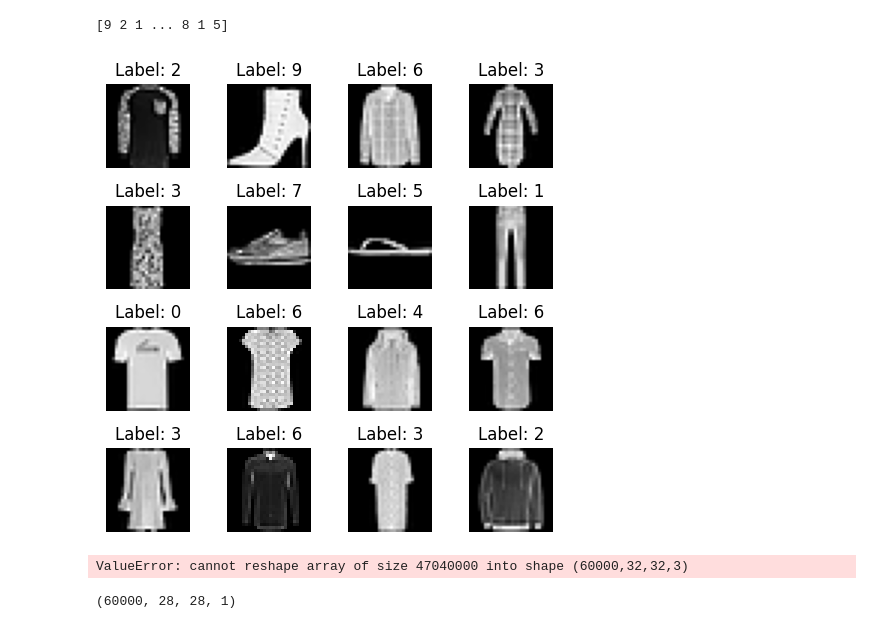
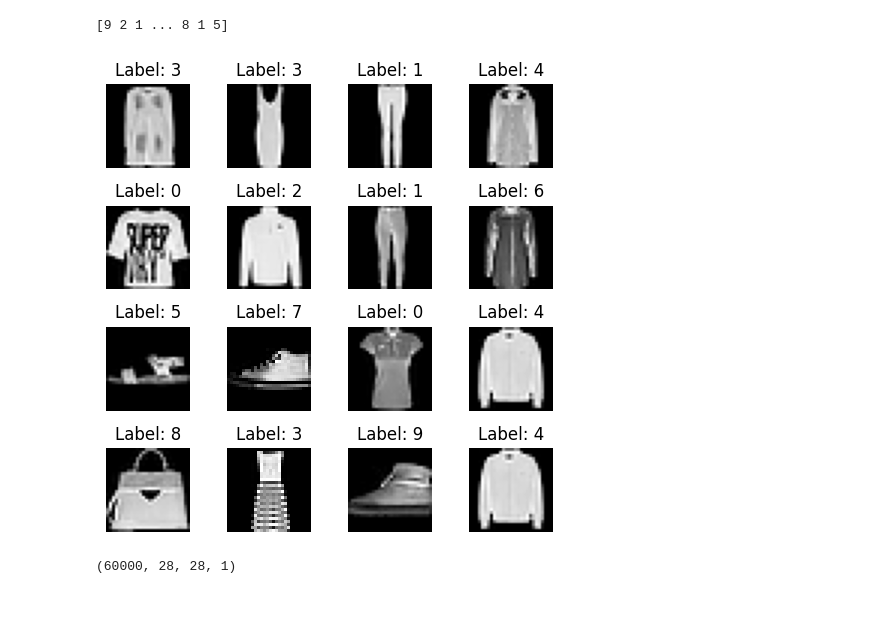
Before and after one commit to Pgm-nurari/CodeIT, a Jupyter notebook: MCA/Deep Learning/CNN_FASHION_MNIST.ipynb, the cells around one changed output. Drawn from its saved outputs; the diff is of its cells as text; code cells hidden in the pictures.

```diff
--- a/MCA/Deep Learning/CNN_FASHION_MNIST.ipynb
+++ b/MCA/Deep Learning/CNN_FASHION_MNIST.ipynb
@@ -36,29 +36,27 @@ indices = np.random.randint(0, x_train.shape[0], size=16)
 # %%
 # Create a figure and subplots
 fig, axes = plt.subplots(4, 4, figsize=(5, 5))
 
 # Flatten the axes array for easy iteration
 axes = axes.flatten()
 
 for i, ax in enumerate(axes):
     image = x_train[indices[i]]
     label = y_train[indices[i]]
-    ax.imshow(image)
+    ax.imshow(image, cmap='gray')
     ax.set_title(f"Label: {label}")
     ax.axis('off')
 
 plt.tight_layout()
 plt.show()
 # %% [output]
-[figure, old version]
+[figure, new version]
 # %%
 # Reshape data for CNN input
-img_rows, img_cols = 32, 32
+img_rows, img_cols = 28, 28
 
-x_train = x_train.reshape(x_train.shape[0], img_rows, img_cols, 3)
-x_test = x_test.reshape(x_test.shape[0], img_rows, img_cols, 3)
+x_train = x_train.reshape(x_train.shape[0], img_rows, img_cols, 1)
+x_test = x_test.reshape(x_test.shape[0], img_rows, img_cols, 1)
-# %% [output]
-ValueError: cannot reshape array of size 47040000 into shape (60000,32,32,3)
 # %%
 x_train.shape
 #x_test.shape
```
Also changed, not shown: parts of 5 cells of this notebook.
